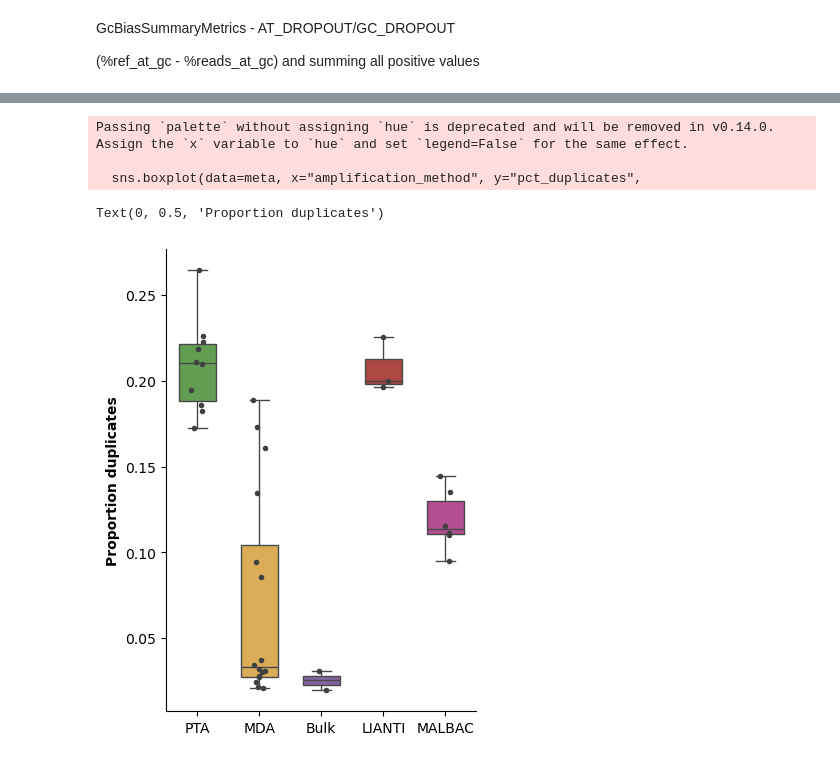
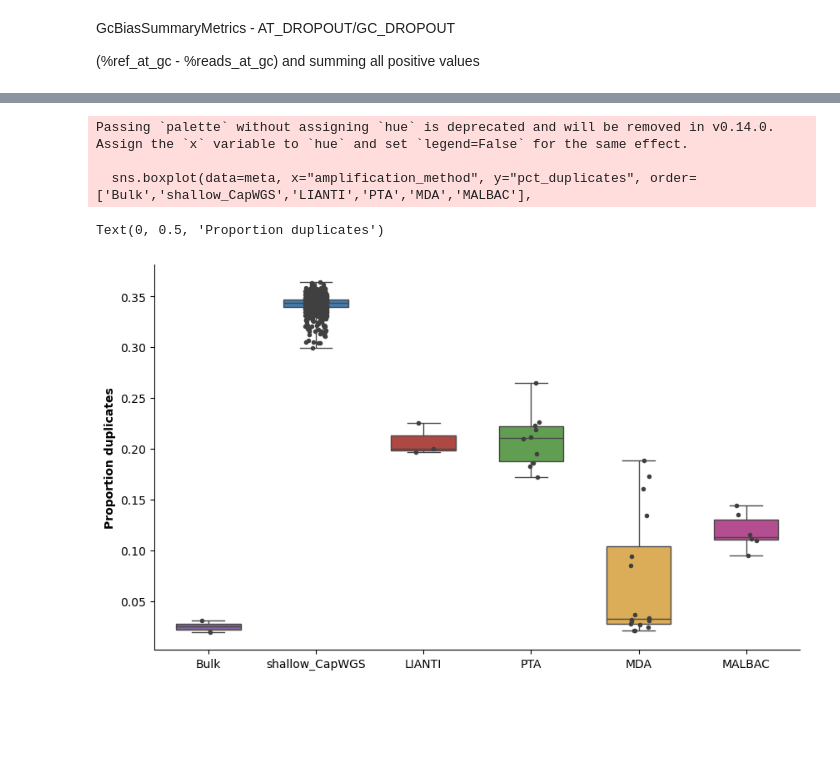
Before and after one commit to SrivatsanLab/SPC_genome, a Jupyter notebook: notebooks/benchmarking.ipynb, the cells around one changed output, grey strips where cells are left out. Drawn from its saved outputs; the diff is of its cells as text; code cells hidden in the pictures; blank space fills up the shorter version.

```diff
--- a/notebooks/benchmarking.ipynb
+++ b/notebooks/benchmarking.ipynb
@@ -85,3 +87,8 @@ coverages = pd.DataFrame(data=coverages)
+# %%
+coverages_2 = {name : pd.read_csv(f"../data/K562_tree/binned_coverage/{name}.csv", header=None)[0].to_list() for name in meta[meta['study']=='CapWGS'].index}
+coverages_2 = pd.DataFrame(data=coverages_2)
+# %%
+coverages = pd.concat([coverages_1,coverages_2])
 # %%
 lorenz_curves = {}
 ginis = []
@@ -177,8 +186,11 @@ PTA_metrics = PTA_metrics[PTA_metrics.index.isin(meta.index)]
 LIANTI_metrics = pd.read_csv('../results/benchmarking/LIANTI_qc_summary.csv', index_col=0)
 LIANTI_metrics = LIANTI_metrics[LIANTI_metrics.index.isin(meta.index)]
 # PTA_metrics
+# %%
+CapWGS_metrics = pd.read_csv('../results/K562_tree_qc_summary.csv', index_col=0)
+CapWGS_metrics = CapWGS_metrics[CapWGS_metrics.index.isin(meta.index)]
 # %%
-metrics = pd.concat([PTA_metrics, LIANTI_metrics])
+metrics = pd.concat([PTA_metrics, LIANTI_metrics, CapWGS_metrics])
 meta = pd.merge(meta, metrics, left_index=True, right_index=True)
 meta
 # %% [output]
@@ -235,26 +259,26 @@ Text(0, 0.5, 'Proportion of reads aligning to reference')
 # %%
-fig,ax = plt.subplots(1,1,figsize=(4,6))
-sns.boxplot(data=meta, x="amplification_method", y="pct_duplicates",
+fig,ax = plt.subplots(1,1,figsize=(10,6))
+sns.boxplot(data=meta, x="amplification_method", y="pct_duplicates", order=['Bulk','shallow_CapWGS','LIANTI','PTA','MDA','MALBAC'],
             ax=ax,
             palette=pal,
             whis=(0,100),
             width=.6
            )
 
-sns.stripplot(data=meta, x="amplification_method", y="pct_duplicates",
+sns.stripplot(data=meta, x="amplification_method", y="pct_duplicates", order=['Bulk','shallow_CapWGS','LIANTI','PTA','MDA','MALBAC'],
               ax=ax,
               size=4,
               color=".25"
              )
 
 sns.despine()
 plt.xlabel('')
 # plt.ylim(0.85,1.01)
 plt.ylabel('Proportion duplicates', fontdict={'weight':'bold'})
 # %% [output]
 Passing `palette` without assigning `hue` is deprecated and will be removed in v0.14.0. Assign the `x` variable to `hue` and set `legend=False` for the same effect.
 
-  sns.boxplot(data=meta, x="amplification_method", y="pct_duplicates",
+  sns.boxplot(data=meta, x="amplification_method", y="pct_duplicates", order=['Bulk','shallow_CapWGS','LIANTI','PTA','MDA','MALBAC'],
 Text(0, 0.5, 'Proportion duplicates')
-[figure, old version]
+[figure, new version]
 # %%
```
Also changed, not shown: parts of 10 cells of this notebook.
